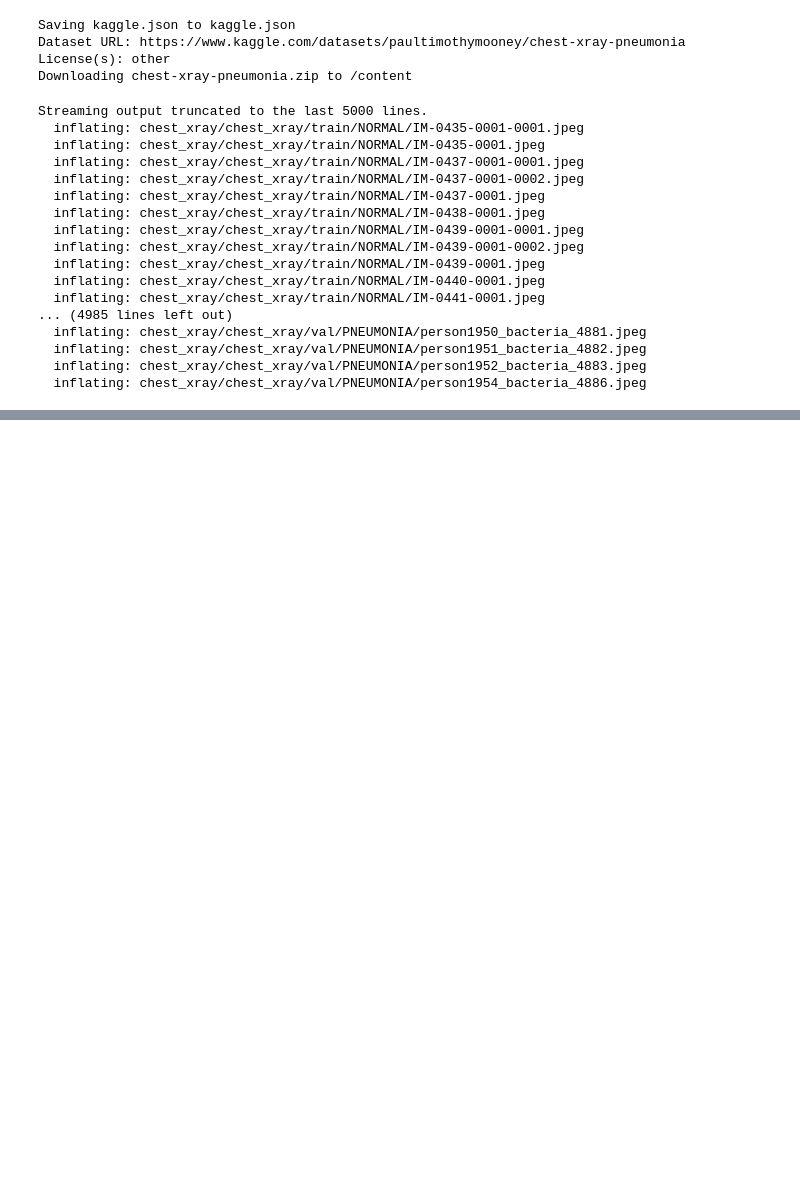
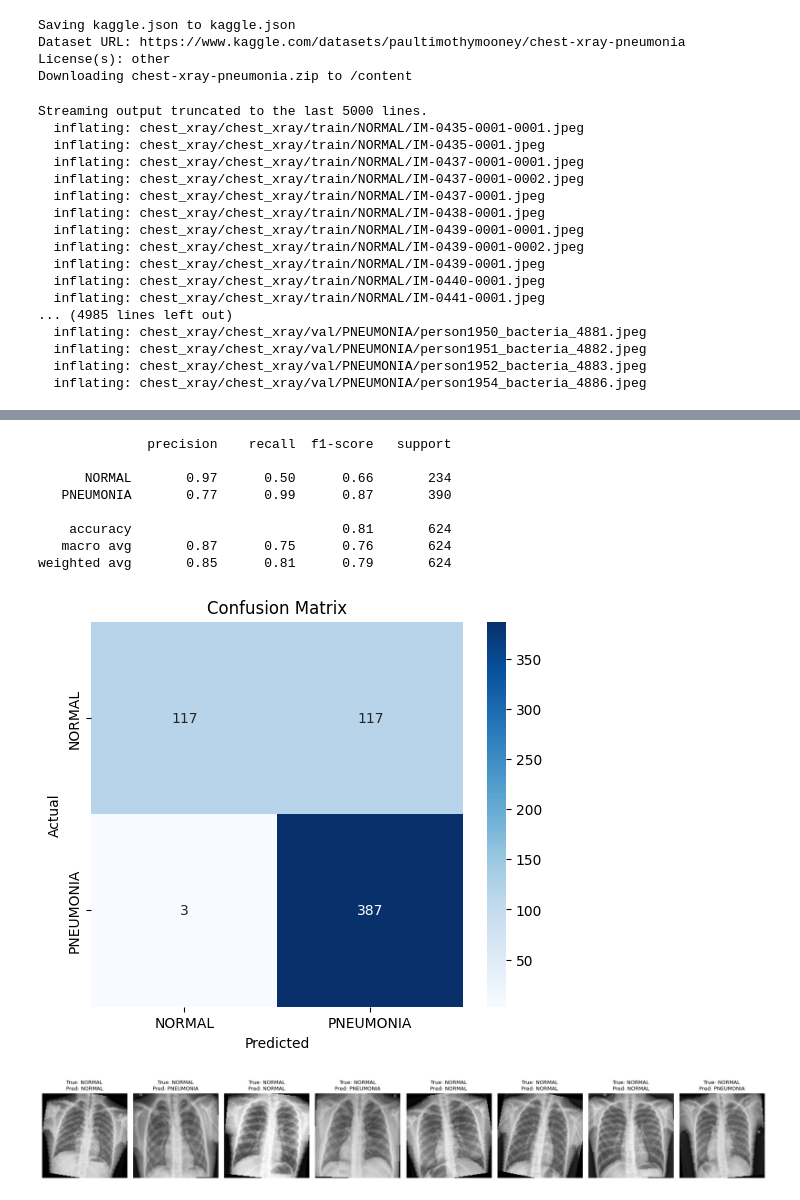
Before and after one commit to kt1156/Chest-X-Rays-CNN, a Jupyter notebook: ChestXrays_CNN.ipynb, the cells around one changed output, grey strips where cells are left out. Drawn from its saved outputs; the diff is of its cells as text; code cells hidden in the pictures; blank space fills up the shorter version.

```diff
--- a/ChestXrays_CNN.ipynb
+++ b/ChestXrays_CNN.ipynb
@@ -227,0 +296,79 @@ plt.show()
+# %%
+from sklearn.metrics import classification_report, confusion_matrix
+import matplotlib.pyplot as plt
+import seaborn as sns
+
+# Collect predictions and true labels
+model.eval()
+all_preds = []
+all_labels = []
+
+with torch.no_grad():
+    for inputs, labels in test_loader:
+        inputs, labels = inputs.to(device), labels.to(device)
+        outputs = model(inputs)
+        _, preds = torch.max(outputs, 1)
+        all_preds.extend(preds.cpu().numpy())
+        all_labels.extend(labels.cpu().numpy())
+
+# Classification report
+target_names = test_loader.dataset.classes  # ['NORMAL', 'PNEUMONIA']
+print(classification_report(all_labels, all_preds, target_names=target_names))
+
+# Confusion Matrix
+
+cm = confusion_matrix(all_labels, all_preds)
+plt.figure(figsize=(6,5))
+sns.heatmap(cm, annot=True, fmt='d', cmap='Blues', xticklabels=target_names, yticklabels=target_names)
+plt.xlabel("Predicted")
+plt.ylabel("Actual")
+plt.title("Confusion Matrix")
+plt.show()
+# %% [output]
+              precision    recall  f1-score   support
+
+      NORMAL       0.97      0.50      0.66       234
+   PNEUMONIA       0.77      0.99      0.87       390
+
+    accuracy                           0.81       624
+   macro avg       0.87      0.75      0.76       624
+weighted avg       0.85      0.81      0.79       624
+[figure, added]
+# %%
+import matplotlib.pyplot as plt
+import torch
+import random
+
+# Get a batch from test loader
+model.eval()
+data_iter = iter(test_loader)
+images, labels = next(data_iter)
+images, labels = images.to(device), labels.to(device)
+
+# Get predictions
+with torch.no_grad():
+    outputs = model(images)
+    _, preds = torch.max(outputs, 1)
+
+# Unnormalise images for display
+mean = torch.tensor([0.5, 0.5, 0.5]).view(3, 1, 1).to(device)
+std = torch.tensor([0.5, 0.5, 0.5]).view(3, 1, 1).to(device)
+images = images * std + mean
+
+# Display 8 images
+num_images = 8
+indices = random.sample(range(len(images)), num_images)
+
+# Plot
+fig, axes = plt.subplots(1, num_images, figsize=(18, 3))
+for i, idx in enumerate(indices):
+    img = images[idx].permute(1, 2, 0).cpu()
+    true_label = test_loader.dataset.classes[labels[idx].item()]
+    pred_label = test_loader.dataset.classes[preds[idx].item()]
+    ax = axes[i]
+    ax.imshow(img)
+    ax.set_title(f"True: {true_label}\nPred: {pred_label}", fontsize=9)
+    ax.axis("off")
+plt.tight_layout()
+# %% [output]
+[figure, added]
```
Also changed, not shown: parts of 8 cells of this notebook.
